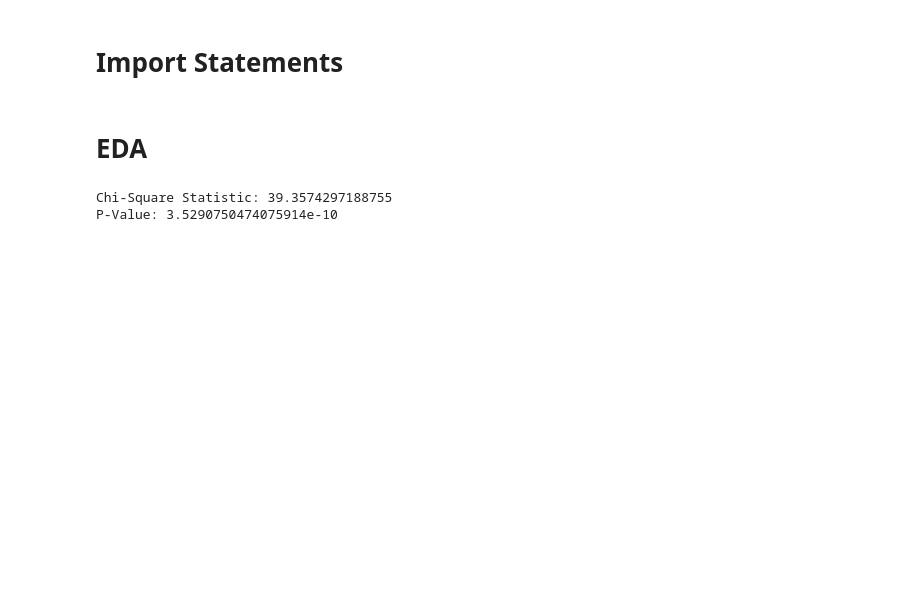
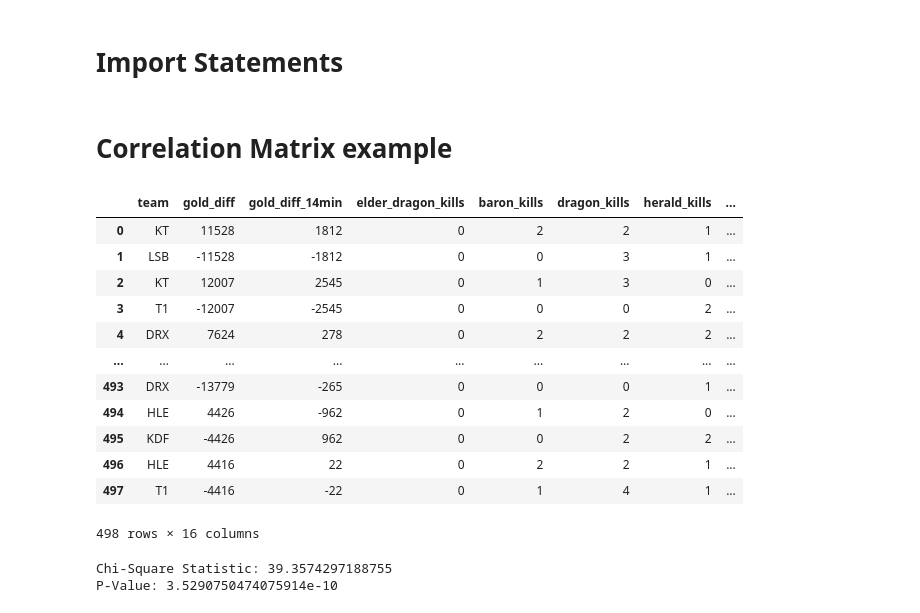
Before and after one commit to lysmm203/lol-hackathon, a Jupyter notebook: EDA.ipynb, the cells around one changed output. Saved outputs shown, nothing was run; the diff lists cells and outputs as text; code cells hidden in the pictures; blank space fills up the shorter version.

```diff
--- a/EDA.ipynb
+++ b/EDA.ipynb
@@ -7,7 +7,7 @@ import matplotlib.pyplot as plt
 import seaborn as sns
 import os
 # %% [markdown]
-# EDA
+# Correlation Matrix example
 # %%
 processed_data_directory = './data_by_league'
 
@@ -16,3 +16,18 @@ processed_data_directory = './data_by_league'
 file_path  = os.path.join(processed_data_directory, 'LCK.csv')
 # %%
 df = pd.read_csv(file_path)
+df
+# %% [output]
+|  | team | gold_diff | gold_diff_14min | elder_dragon_kills | baron_kills | dragon_kills | herald_kills | ... |
+| 0 | KT | 11528 | 1812 | 0 | 2 | 2 | 1 | ... |
+| 1 | LSB | -11528 | -1812 | 0 | 0 | 3 | 1 | ... |
+| 2 | KT | 12007 | 2545 | 0 | 1 | 3 | 0 | ... |
+| 3 | T1 | -12007 | -2545 | 0 | 0 | 0 | 2 | ... |
+| 4 | DRX | 7624 | 278 | 0 | 2 | 2 | 2 | ... |
+| ... | ... | ... | ... | ... | ... | ... | ... | ... |
+| 493 | DRX | -13779 | -265 | 0 | 0 | 0 | 1 | ... |
+| 494 | HLE | 4426 | -962 | 0 | 1 | 2 | 0 | ... |
+| 495 | KDF | -4426 | 962 | 0 | 0 | 2 | 2 | ... |
+| 496 | HLE | 4416 | 22 | 0 | 2 | 2 | 1 | ... |
+| 497 | T1 | -4416 | -22 | 0 | 1 | 4 | 1 | ... |
+498 rows × 16 columns
```
Also changed, not shown: parts of 13 cells of this notebook, 1 other file.
